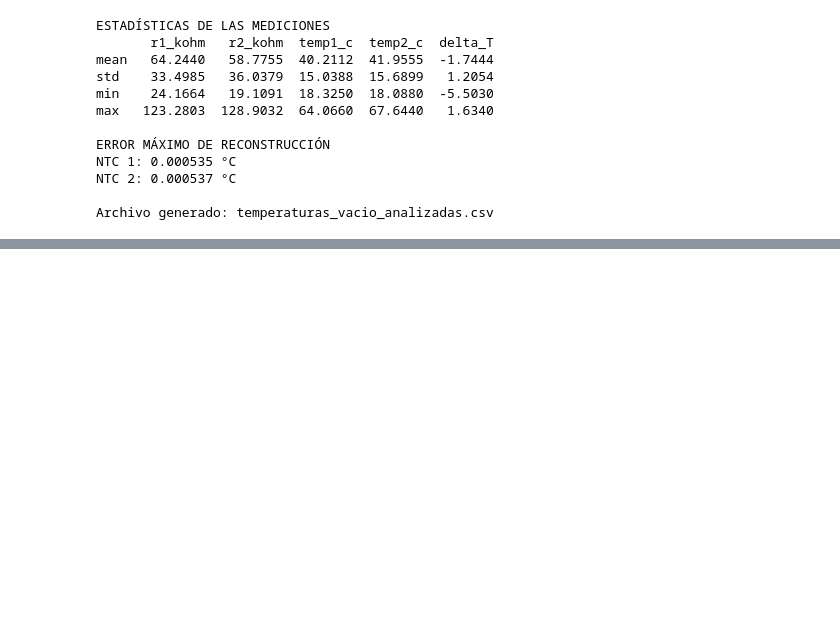
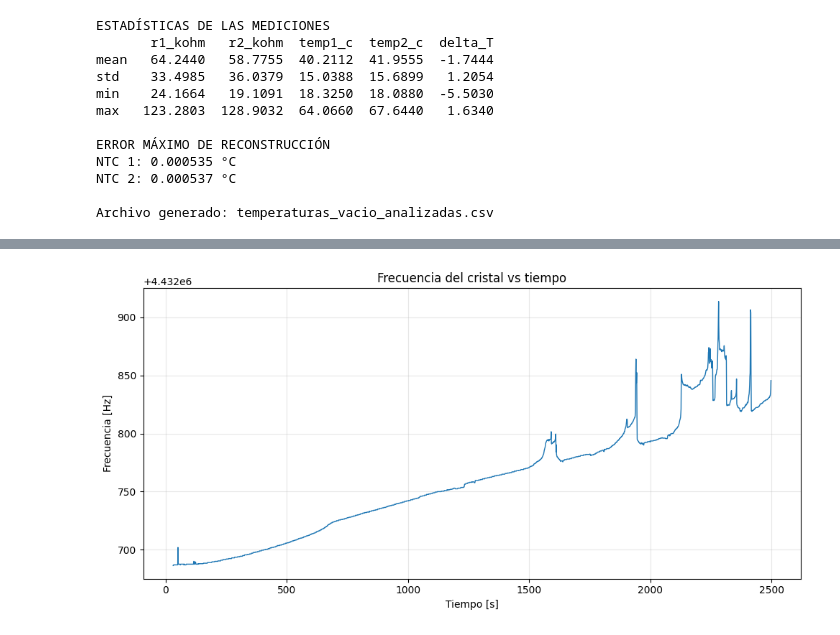
Before and after one commit to walteraguirre/QCM, a Jupyter notebook: Gráficos/Caracterización cristal/gráficos.ipynb, the cells around one changed output, grey strips where cells are left out. Saved outputs shown, nothing was run; the diff lists cells and outputs as text; code cells hidden in the pictures; blank space fills up the shorter version.

Commit message:
Actualiza mediciones y analisis de caracterizacion del cristal

```diff
--- a/Gráficos/Caracterización cristal/gráficos.ipynb
+++ b/Gráficos/Caracterización cristal/gráficos.ipynb
@@ -1470,0 +1473,82 @@ Archivo generado: temperaturas_vacio_analizadas.csv
+# %%
+
+import pandas as pd
+import numpy as np
+import matplotlib.pyplot as plt
+
+# ============================================================
+# CARGAR DATOS
+# ============================================================
+
+archivo = "medicion_f_vs_T_1.csv"
+
+df = pd.read_csv(archivo, comment="#")
+
+# Eliminar filas con datos faltantes
+df = df.dropna(subset=[
+    "timestamp_s",
+    "f_sensor_hz",
+    "temp_c"
+])
+
+t = df["timestamp_s"].to_numpy()
+f = df["f_sensor_hz"].to_numpy()
+T = df["temp_c"].to_numpy()
+
+# ============================================================
+# 1. FRECUENCIA VS TIEMPO
+# ============================================================
+
+plt.figure(figsize=(10, 5))
+
+plt.plot(t, f, color="tab:blue", linewidth=1)
+
+plt.xlabel("Tiempo [s]")
+plt.ylabel("Frecuencia [Hz]")
+plt.title("Frecuencia del cristal vs tiempo")
+
+plt.grid(True, alpha=0.3)
+plt.ticklabel_format(axis="y", style="plain")
+plt.tight_layout()
+plt.show()
+
+# ============================================================
+# 2. TEMPERATURA VS TIEMPO
+# ============================================================
+
+plt.figure(figsize=(10, 5))
+
+plt.plot(t, T, color="tab:red", linewidth=1)
+
+plt.xlabel("Tiempo [s]")
+plt.ylabel("Temperatura [°C]")
+plt.title("Temperatura vs tiempo")
+
+plt.grid(True, alpha=0.3)
+plt.tight_layout()
+plt.show()
+
+# ============================================================
+# 3. FRECUENCIA VS TEMPERATURA (SCATTER)
+# ============================================================
+
+plt.figure(figsize=(8, 6))
+
+plt.scatter(
+    T,
+    f,
+    s=15,
+    alpha=0.6,
+    color="tab:blue"
+)
+
+plt.xlabel("Temperatura [°C]")
+plt.ylabel("Frecuencia [Hz]")
+plt.title("Frecuencia del cristal vs temperatura")
+
+plt.grid(True, alpha=0.3)
+plt.ticklabel_format(axis="y", style="plain")
+plt.tight_layout()
+plt.show()
+# %% [output]
+[figure, added]
```
Also changed, not shown: parts of 2 cells of this notebook, 4 other files.
